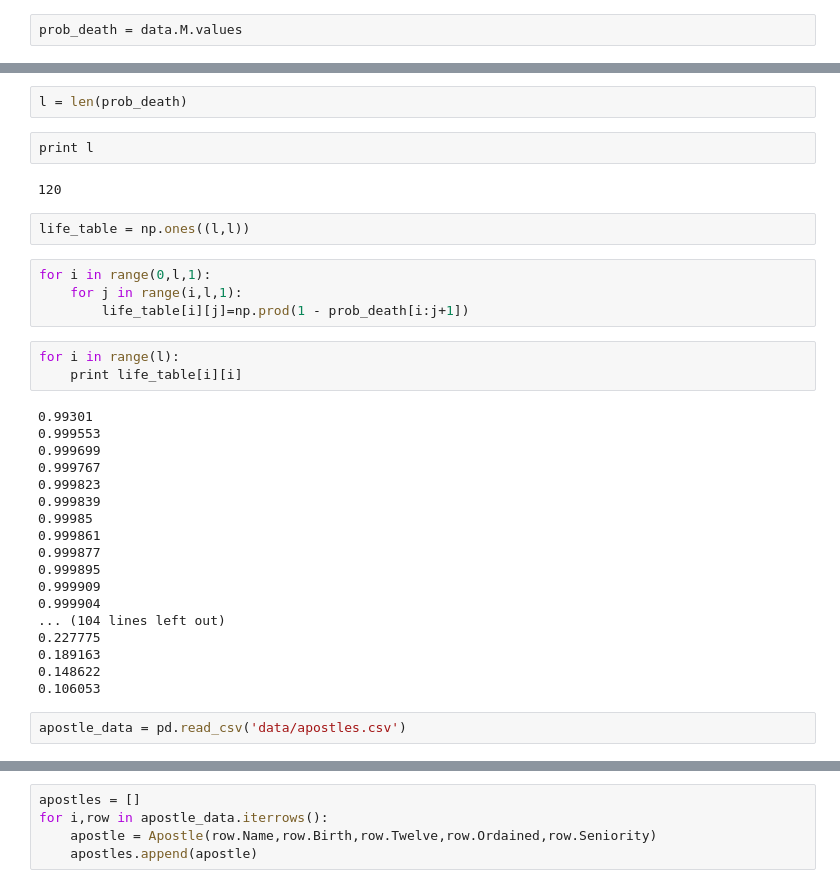
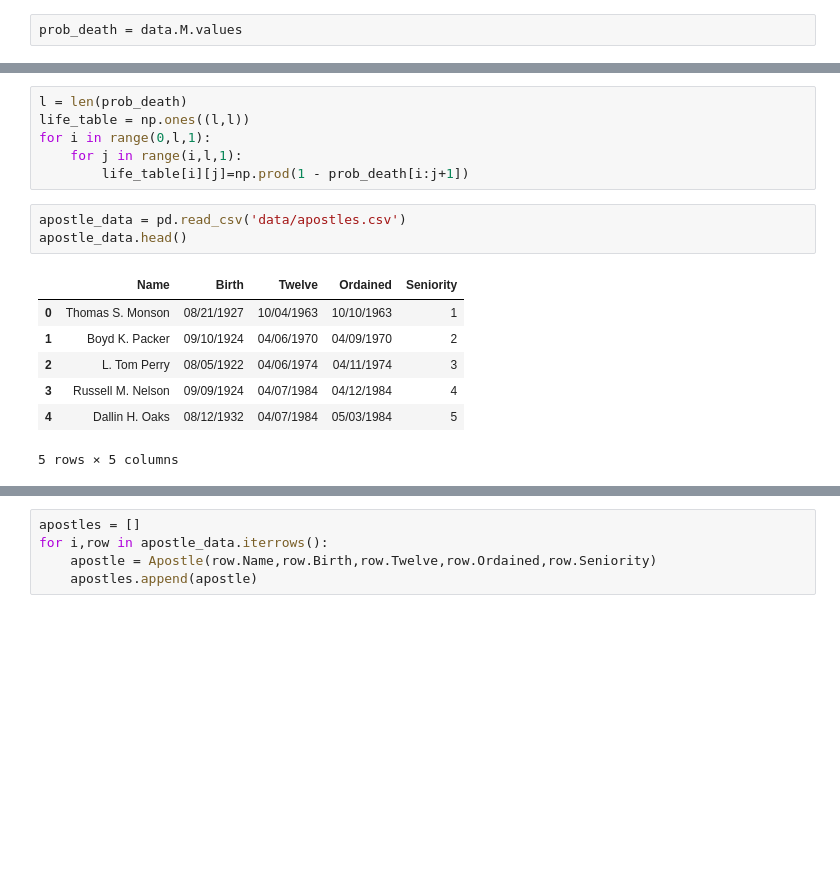
Before and after one commit to philngo/mormon-prophets, a Jupyter notebook: prophet-calculations.ipynb, the cells around one changed output, grey strips where cells are left out. Cells and saved outputs as stored; diff of their text form; blank space fills up the shorter version.

```diff
--- a/prophet-calculations.ipynb
+++ b/prophet-calculations.ipynb
@@ -55,35 +14,17 @@ print prob_death
-# %%
-l = len(prob_death)
-# %%
-print l
-# %% [output]
-120
-# %%
-life_table = np.ones((l,l))
 # %%
+l = len(prob_death)
+life_table = np.ones((l,l))
 for i in range(0,l,1):
     for j in range(i,l,1):
         life_table[i][j]=np.prod(1 - prob_death[i:j+1])
-# %%
-for i in range(l):
-    print life_table[i][i]
-# %% [output]
-0.99301
-0.999553
-0.999699
-0.999767
-0.999823
-0.999839
-0.99985
-0.999861
-0.999877
-0.999895
-0.999909
-0.999904
-... (104 lines left out)
-0.227775
-0.189163
-0.148622
-0.106053
 # %%
 apostle_data = pd.read_csv('data/apostles.csv')
+apostle_data.head()
+# %% [output]
+|  | Name | Birth | Twelve | Ordained | Seniority |
+| 0 | Thomas S. Monson | 08/21/1927 | 10/04/1963 | 10/10/1963 | 1 |
+| 1 | Boyd K. Packer | 09/10/1924 | 04/06/1970 | 04/09/1970 | 2 |
+| 2 | L. Tom Perry | 08/05/1922 | 04/06/1974 | 04/11/1974 | 3 |
+| 3 | Russell M. Nelson | 09/09/1924 | 04/07/1984 | 04/12/1984 | 4 |
+| 4 | Dallin H. Oaks | 08/12/1932 | 04/07/1984 | 05/03/1984 | 5 |
+5 rows × 5 columns
```
Also changed, not shown: parts of 12 cells of this notebook.
